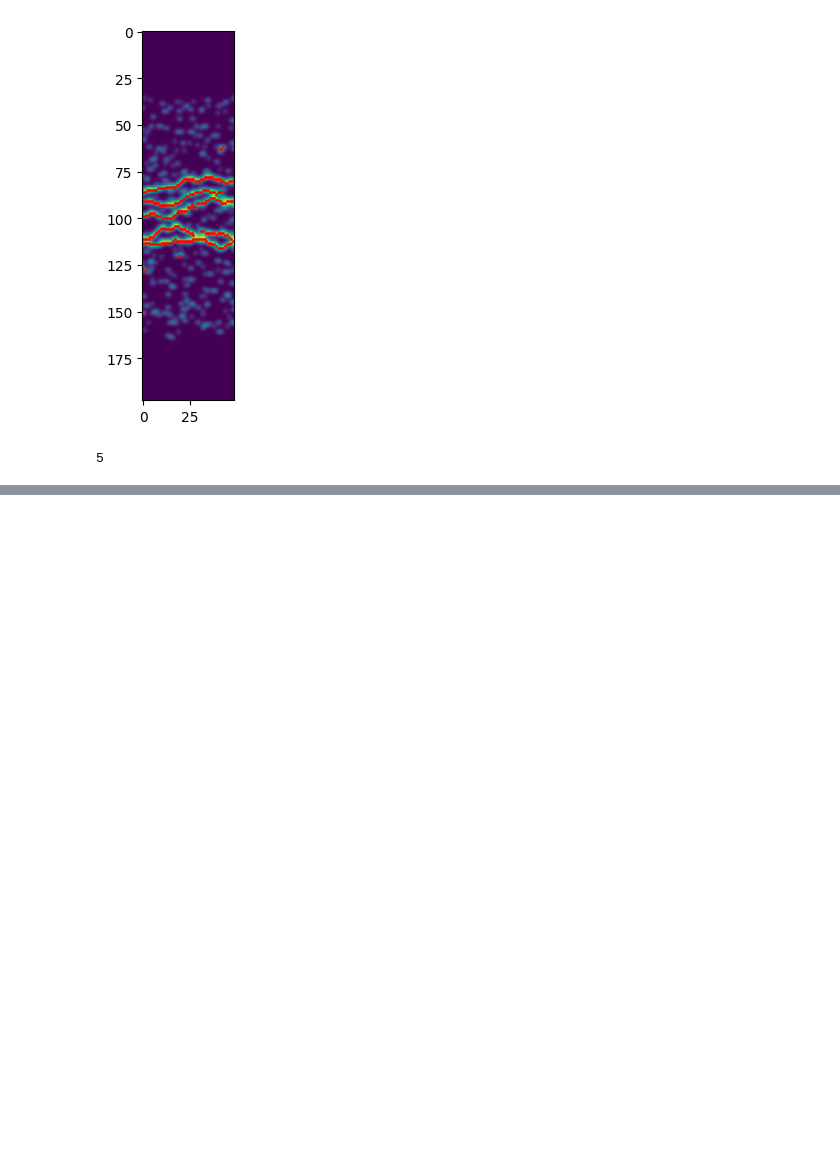
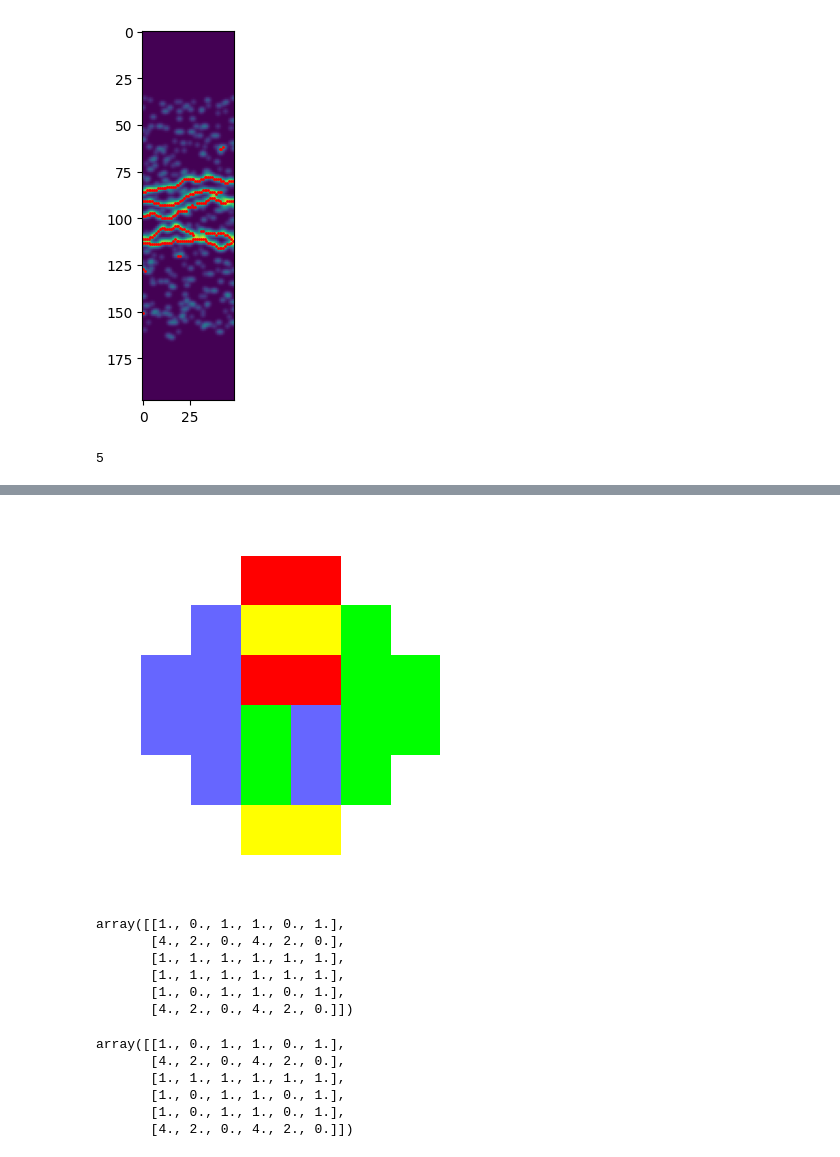
Before and after one commit to MaxvanHorssen/random-tilings, a Jupyter notebook: Untitled-1.ipynb, the cells around one changed output, grey strips where cells are left out. Saved outputs shown, nothing was run; the diff lists cells and outputs as text; code cells hidden in the pictures; blank space fills up the shorter version.

```diff
--- a/Untitled-1.ipynb
+++ b/Untitled-1.ipynb
@@ -838,0 +658,6 @@ for c in C[::-1]:
+# %%
+n = 3
+w = np.array([[1,1,1],[1,1.,1],[1,0,1],[4,2,0]])
+_=draw_aztec(n,w,dpi=100)
+# %% [output]
+[figure, added]
@@ -838,0 +692,24 @@ for c in C[::-1]:
+# %%
+n = 3
+w = np.array([[1,1,1],[1,1.,1],[1,0,1],[4,2,0]])
+W = weight_aztec.weight_aztec(n,w)
+W
+# %% [output]
+array([[1., 0., 1., 1., 0., 1.],
+       [4., 2., 0., 4., 2., 0.],
+       [1., 1., 1., 1., 1., 1.],
+       [1., 1., 1., 1., 1., 1.],
+       [1., 0., 1., 1., 0., 1.],
+       [4., 2., 0., 4., 2., 0.]])
+# %%
+n = 3
+w = np.array([[1.,1,1],[1,0,1],[1,0,1],[4,2,0]])
+W = weight_aztec.weight_aztec(n,w)
+W
+# %% [output]
+array([[1., 0., 1., 1., 0., 1.],
+       [4., 2., 0., 4., 2., 0.],
+       [1., 1., 1., 1., 1., 1.],
+       [1., 0., 1., 1., 0., 1.],
+       [1., 0., 1., 1., 0., 1.],
+       [4., 2., 0., 4., 2., 0.]])
```
Also changed, not shown: parts of 30 cells of this notebook, 1 other file.
